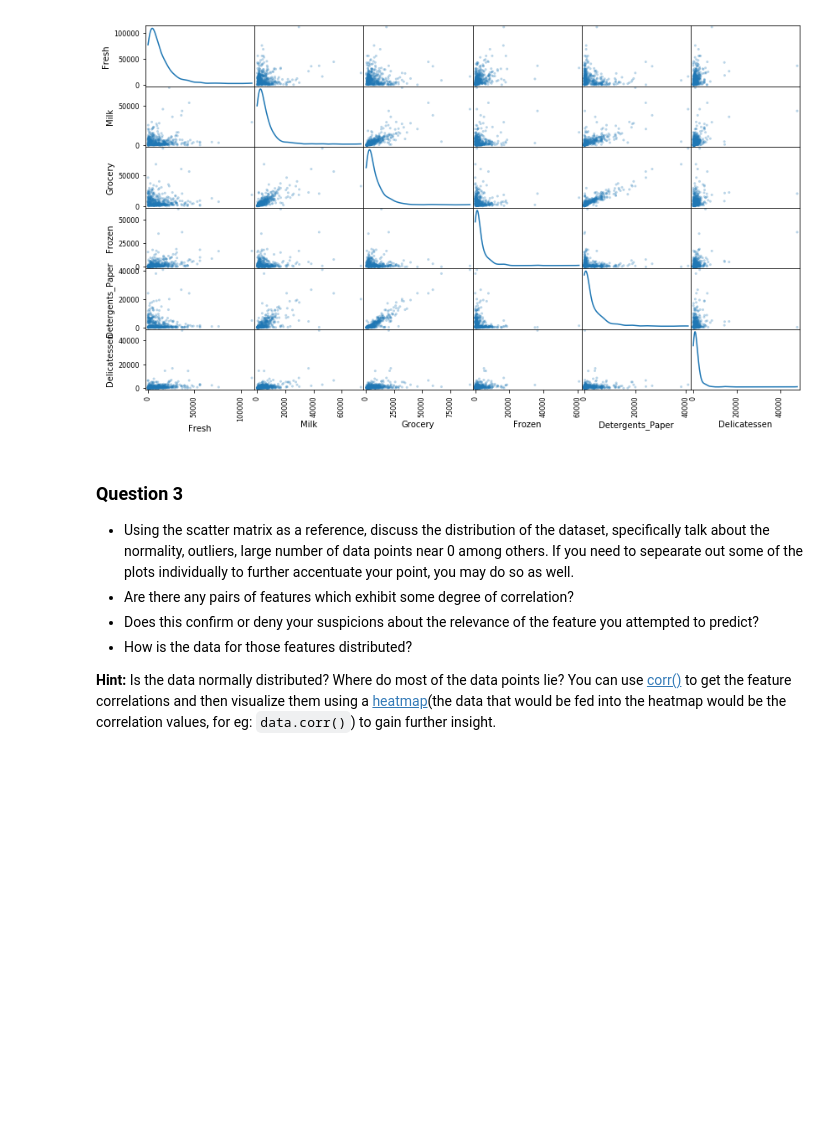
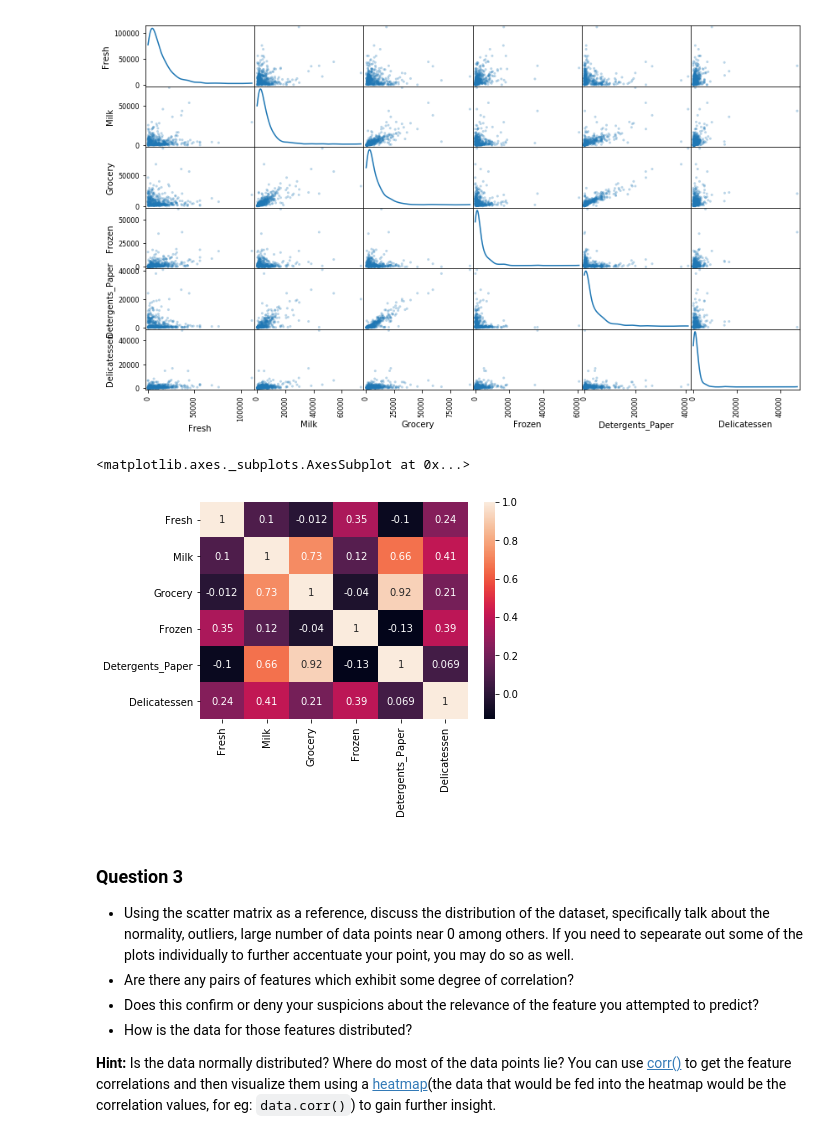
Before and after one commit to August-K-Y/MachineLearningNanoDegree, a Jupyter notebook: projects/customer_segments/customer_segments.ipynb, the cells around one changed output. Saved outputs shown, nothing was run; the diff lists cells and outputs as text; code cells hidden in the pictures; blank space fills up the shorter version.

```diff
--- a/projects/customer_segments/customer_segments.ipynb
+++ b/projects/customer_segments/customer_segments.ipynb
@@ -170,6 +185,13 @@ data.corr(method='pearson', min_periods=1)
 | Detergents_Paper | -0.101953 | 0.661816 | 0.924641 | -0.131525 | 1.000000 | 0.069291 |
 | Delicatessen | 0.244690 | 0.406368 | 0.205497 | 0.390947 | 0.069291 | 1.000000 |
 [figure]
+# %%
+# It's often worth visualizing our correlations in a heatmap,
+# as it can be much easier to comprehend than a scatterplot matrix.
+sns.heatmap(data.corr(method='pearson', min_periods=1),annot=True)
+# %% [output]
+<matplotlib.axes._subplots.AxesSubplot at 0x...>
+[figure, added]
 # %% [markdown]
 ### Question 3
 * Using the scatter matrix as a reference, discuss the distribution of the dataset, specifically talk about the normality, outliers, large number of data points near 0 among others. If you need to sepearate out some of the plots individually to further accentuate your point, you may do so as well.
```
Also changed, not shown: parts of 14 cells of this notebook.
